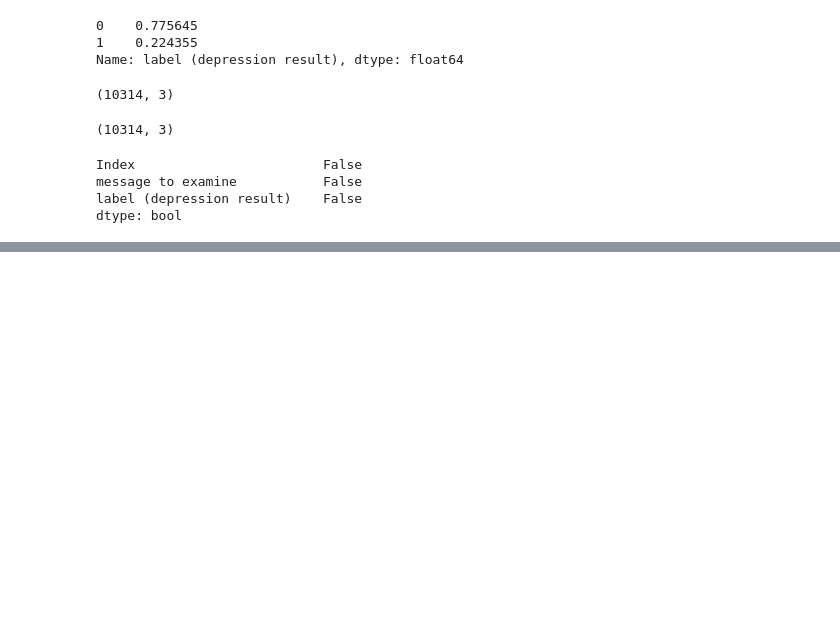
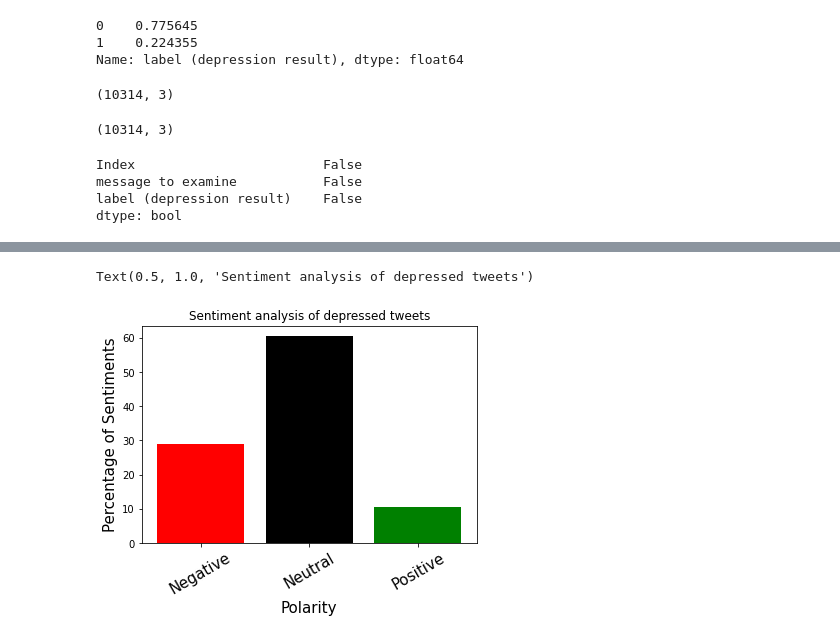
Before and after one commit to kstrickland680/DepressionSentimentalAnalysis, a Jupyter notebook: DepressionTweets.ipynb, the cells around one changed output, grey strips where cells are left out. Saved outputs shown, nothing was run; the diff lists cells and outputs as text; code cells hidden in the pictures; blank space fills up the shorter version.

```diff
--- a/DepressionTweets.ipynb
+++ b/DepressionTweets.ipynb
@@ -317,0 +338,4 @@ ImportError: Keras requires TensorFlow 2.2 or higher. Install TensorFlow via `pi
+# %%
+dep['Topic'] = topics.argmax(axis=1)
+naming={0: 'depression_ties', 1: 'news', 2: 'emoji', 3: 'cannabis', 4: 'depression_experience', 5: 'prevent_depression', 6: 'real'}
+dep['topic_name']  = dep['Topic'].map(naming)
@@ -317,0 +383,14 @@ ImportError: Keras requires TensorFlow 2.2 or higher. Install TensorFlow via `pi
+# %%
+analyzer = SentimentIntensityAnalyzer()
+# %%
+#run analyzer on tweets with punctuation, capitlizaton, and untokenized
+#store scores in the dataframe as well as in sentscores variable
+scoress = []
+for index, row in dep.iterrows():
+  s = analyzer.polarity_scores(row['tokenizedwithpunct'])
+  scoress.append(s)
+
+sentscores = pd.Series(scoress)
+dep['polarity'] = sentscores.values
+
+dep.head(10)
@@ -317,0 +414,26 @@ ImportError: Keras requires TensorFlow 2.2 or higher. Install TensorFlow via `pi
+# %%
+#compute the totals for the negative, neutral, and positive setiment expressed
+
+neg, neu, pos = 0, 0, 0
+
+for s in sentscores:
+  neg += s['neg']
+  neu += s['neu']
+  pos += s['pos']
+
+#turn them into percentages in order to compare with non-depressed data
+
+neg_percent = neg/(neg+neu+pos) * 100
+neu_percent = neu/(neg+neu+pos) * 100
+pos_percent = pos/(neg+neu+pos) * 100
+# %%
+labels = ['Negative', 'Neutral', 'Positive']
+index = np.arange(len(labels))
+plt.bar(index,[neg_percent,neu_percent,pos_percent],color=['red','black','green'])
+plt.ylabel('Percentage of Sentiments', fontsize=15)
+plt.xlabel('Polarity', fontsize=15)
+plt.xticks(index, labels, fontsize=15, rotation=30)
+plt.title('Sentiment analysis of depressed tweets')
+# %% [output]
+Text(0.5, 1.0, 'Sentiment analysis of depressed tweets')
+[figure, added]
```
Also changed, not shown: parts of 80 cells of this notebook.
